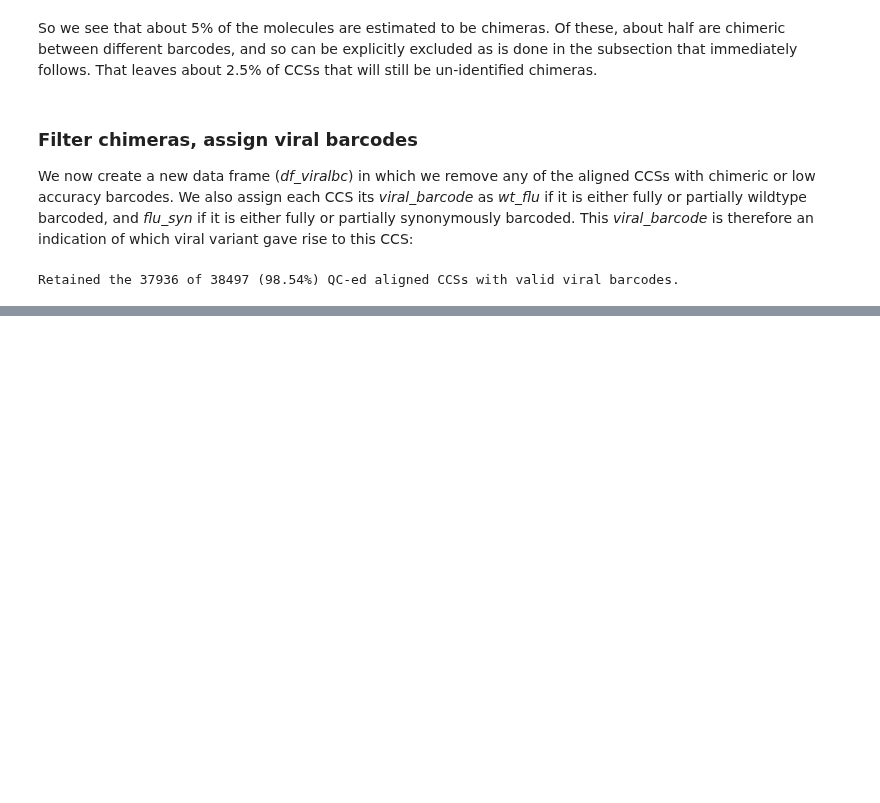
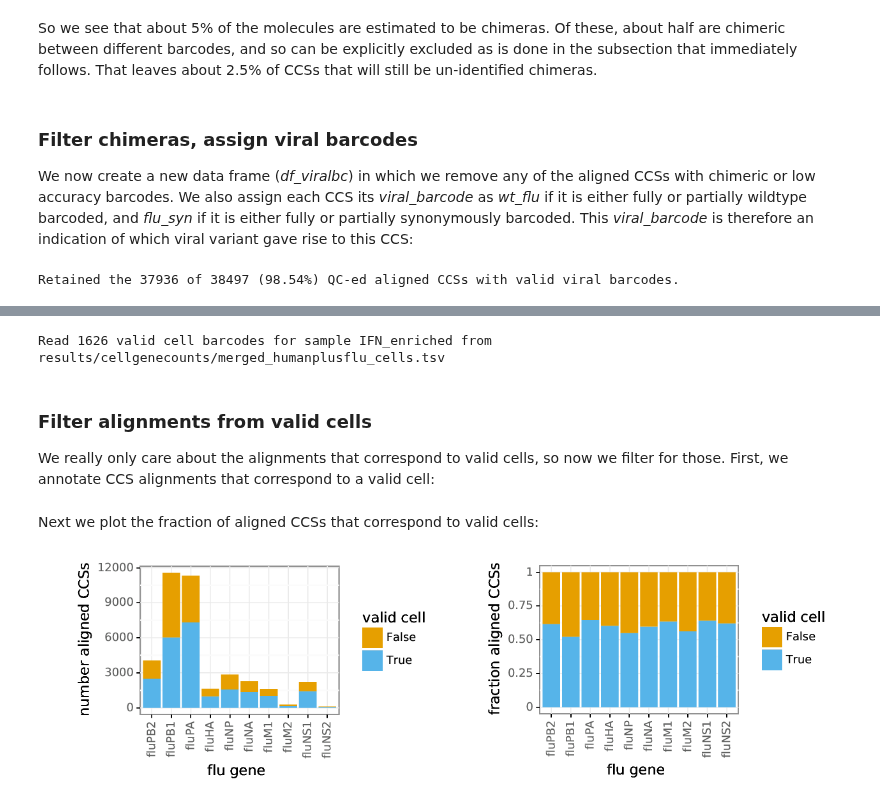
Before and after one commit to jbloomlab/IFNsorted_flu_single_cell, a Jupyter notebook: pacbio_analysis.ipynb, the cells around one changed output, grey strips where cells are left out. Drawn from its saved outputs; the diff is of its cells as text; code cells hidden in the pictures; blank space fills up the shorter version.

Commit message:
some barcode analysis

```diff
--- a/pacbio_analysis.ipynb
+++ b/pacbio_analysis.ipynb
@@ -876,0 +886,37 @@ Retained the 37936 of 38497 (98.54%) QC-ed aligned CCSs with valid viral barcode
+# %%
+cellbarcodesfile = 'results/cellgenecounts/merged_humanplusflu_cells.tsv'
+sample = 'IFN_enriched' # only keep barcodes for this sample
+
+valid_cellbarcodes = set(
+    pandas.read_csv(cellbarcodesfile, sep='\t')
+    .query('Sample == @sample')
+    .CellBarcode.str.replace('-' + sample, '')
+    )
+
+print("Read {0} valid cell barcodes for sample {1} from {2}"
+        .format(len(valid_cellbarcodes), sample, cellbarcodesfile))
+# %% [output]
+Read 1626 valid cell barcodes for sample IFN_enriched from results/cellgenecounts/merged_humanplusflu_cells.tsv
+# %% [markdown]
+### Filter alignments from valid cells
+We really only care about the alignments that correspond to valid cells, so now we filter for those.
+First, we annotate CCS alignments that correspond to a valid cell:
+# %%
+df_viralbc['valid_cell'] = df_viralbc.barcode.isin(valid_cellbarcodes)
+# %% [markdown]
+Next we plot the fraction of aligned CCSs that correspond to valid cells:
+# %%
+valid_cells_plots = []
+for pos, label in [('stack', 'number'), ('fill', 'fraction')]:
+    valid_cells_plot = os.path.join(aligndir, 'valid_cells_{0}.pdf'.format(label))
+    (ggplot(df_viralbc, aes('gene_aligned_target')) +
+        geom_bar(aes(fill='valid_cell'), position=pos) +
+        scale_fill_manual(COLOR_BLIND_PALETTE_GRAY[1 : ], name='valid cell') +
+        xlab("flu gene") +
+        ylab(label + ' aligned CCSs') +
+        theme(axis_text_x=element_text(angle=90, hjust=0.5))
+        ).save(valid_cells_plot, width=3, height=2.25)
+    valid_cells_plots.append(valid_cells_plot)
+showPDF(valid_cells_plots)
+# %% [output]
+[figure, added]
```
Also changed, not shown: parts of 10 cells of this notebook.
